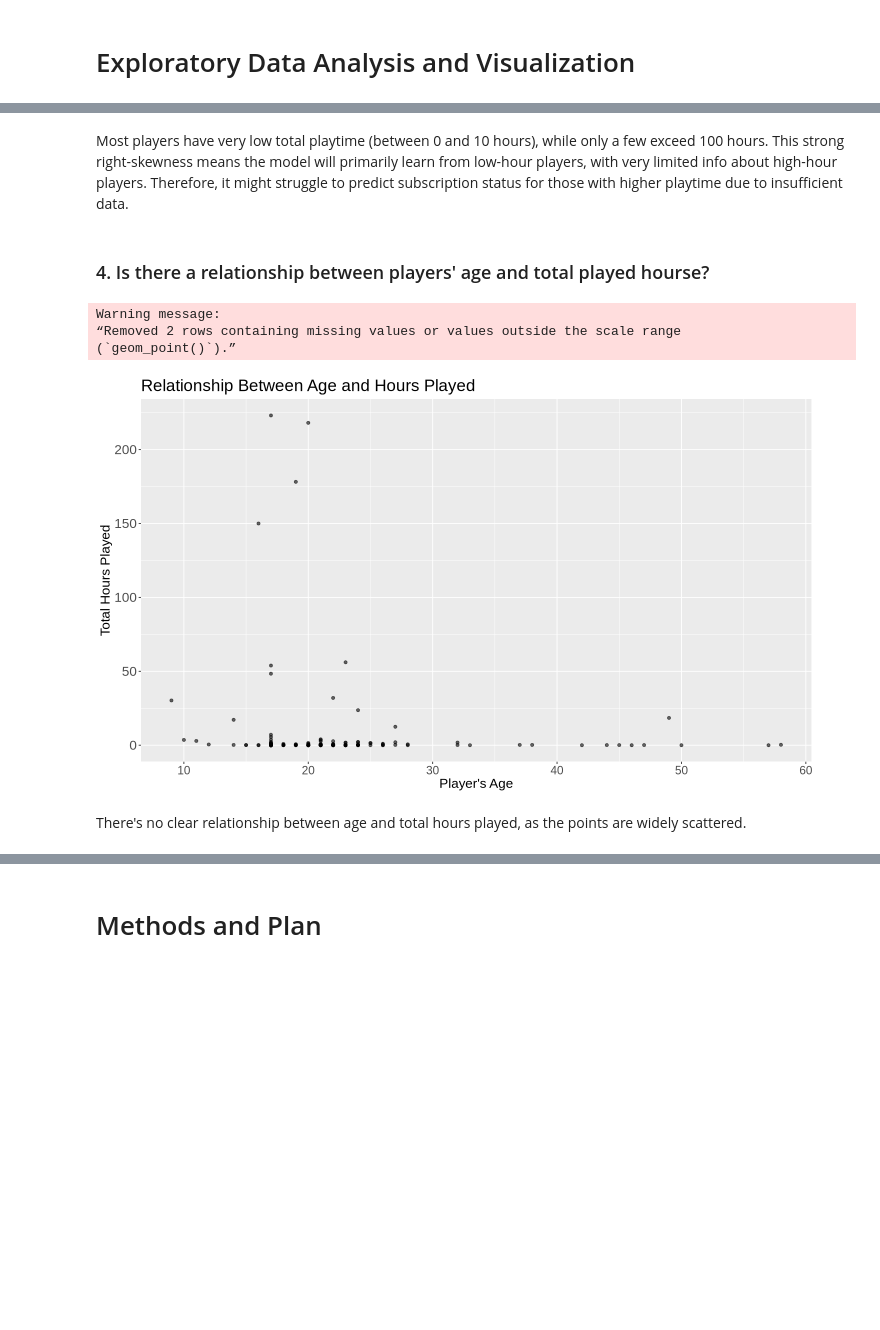
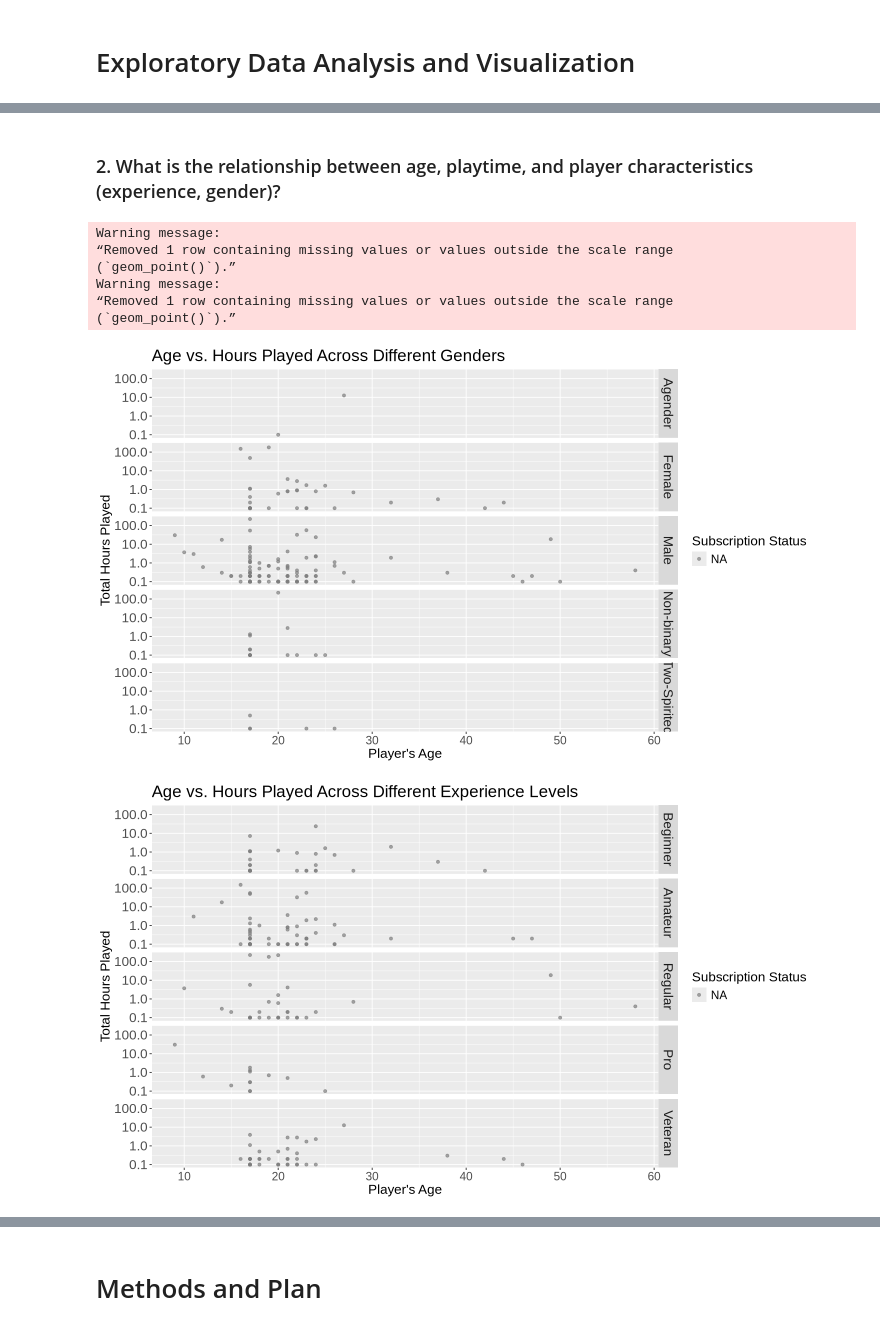
Before and after one commit to Aylin-Ab/dsci-100-2025w1-project-planning, a Jupyter notebook: Planning Report - Group 27 .ipynb, the cells around one changed output, grey strips where cells are left out. Drawn from its saved outputs; the diff is of its cells as text; code cells hidden in the pictures; blank space fills up the shorter version.

```diff
--- a/Planning Report - Group 27 .ipynb
+++ b/Planning Report - Group 27 .ipynb
@@ -452,26 +396,52 @@ Warning message:
-# %% [markdown]
-Most players have very low total playtime (between 0 and 10 hours), while only a few exceed 100 hours. This strong right-skewness means the model will primarily learn from low-hour players, with very limited info about high-hour players. Therefore, it might struggle to predict subscription status for those with higher playtime due to insufficient data.
-# %% [markdown]
-### 4. Is there a relationship between players' age and total played hourse?
-# %%
-# Create a scatter plot to show the relationship between age and played hours
-options(repr.plot.width = 12)
-age_vs_hours <- players |>
-    ggplot(aes(x = Age, y = played_hours)) +
-    geom_point(alpha = 0.6) +
-    labs(x = "Player's Age", y = "Total Hours Played") +
-    ggtitle("Relationship Between Age and Hours Played") +
-    theme(plot.title = element_text(size = 20),
-          axis.title.x = element_text(size = 16),
-          axis.title.y = element_text(size = 16),
-          axis.text.y = element_text(size = 16),
-          axis.text.x = element_text(size = 14))
-
-age_vs_hours
-# %% [output]
-Warning message:
-“Removed 2 rows containing missing values or values outside the scale range
-(`geom_point()`).”
-[figure, removed]
-# %% [markdown]
-There's no clear relationship between age and total hours played, as the points are widely scattered.
+# %% [markdown]
+### 2. What is the relationship between age, playtime, and player characteristics (experience, gender)?
+# %%
+options(repr.plot.width = 12, repr.plot.height = 7)
+
+# Create a scatter plot to show the relationship between age, played hours, gender and subscription
+with_gender_plot <- players |>
+    ggplot(aes(x = Age, y = played_hours + 0.1, color = subscribe)) + # Added 0.1 to played_hours so that values at 0 can appear on a log scale (without this shift, they'd be cut/remove from the plot)
+    geom_point(alpha = 0.7) +
+    scale_y_log10() + # use log10 scaling to handle the strong right-skew and make the plot more readable
+    facet_grid(vars(gender)) +
+    labs(x = "Player's Age", y = "Total Hours Played", color = "Subscription Status") +
+    ggtitle("Age vs. Hours Played Across Different Genders") +
+    theme(plot.title = element_text(size = 20),
+          axis.title.x = element_text(size = 16),
+          axis.title.y = element_text(size = 16),
+          axis.text.y = element_text(size = 16),
+          axis.text.x = element_text(size = 14),
+          legend.title = element_text(size = 16),
+          legend.text = element_text(size = 14),
+          strip.text = element_text(size = 16))
+
+with_gender_plot
+
+
+# Create a scatter plot to show the relationship between age, played hours, experience and subscription
+with_experience_plot <- players |>
+    ggplot(aes(x = Age, y = played_hours + 0.1, color = subscribe)) + # Added 0.1 to played_hours so that values at 0 can appear on a log scale (without this shift, they'd be cut/remove from the plot)
+    geom_point(alpha = 0.7) +
+    scale_y_log10() + # use log10 scaling to handle the strong right-skew and make the plot more readable
+    facet_grid(vars(experience)) +
+    labs(x = "Player's Age", y = "Total Hours Played", color = "Subscription Status") +
+    ggtitle("Age vs. Hours Played Across Different Experience Levels") +
+    theme(plot.title = element_text(size = 20),
+          axis.title.x = element_text(size = 16),
+          axis.title.y = element_text(size = 16),
+          axis.text.y = element_text(size = 16),
+          axis.text.x = element_text(size = 14),
+          legend.title = element_text(size = 16),
+          legend.text = element_text(size = 14),
+          strip.text = element_text(size = 16))
+
+with_experience_plot
+# %% [output]
+Warning message:
+“Removed 1 row containing missing values or values outside the scale range
+(`geom_point()`).”
+Warning message:
+“Removed 1 row containing missing values or values outside the scale range
+(`geom_point()`).”
+[figure, added]
+[figure, added]
```
Also changed, not shown: parts of 32 cells of this notebook.
